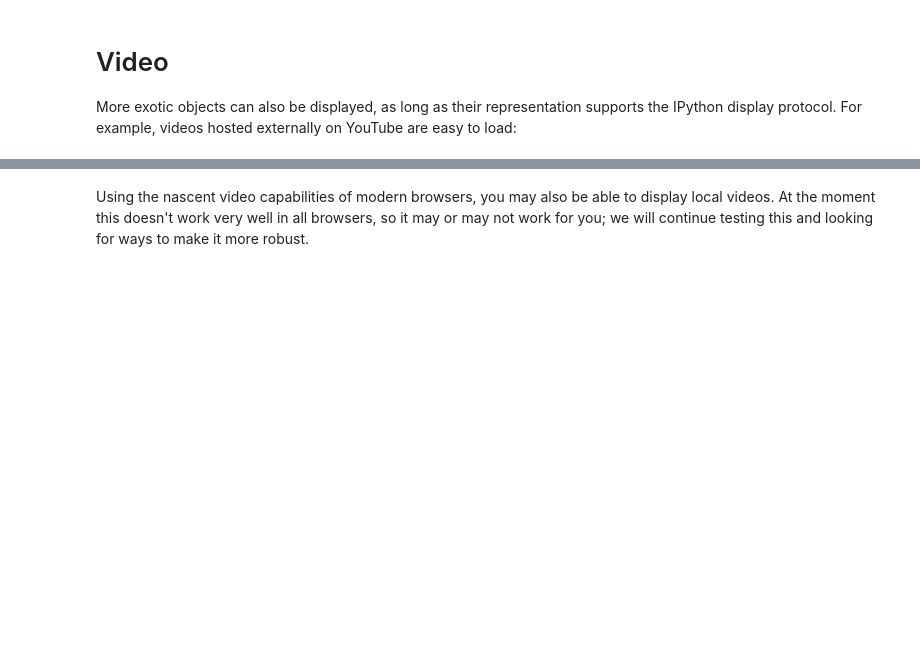
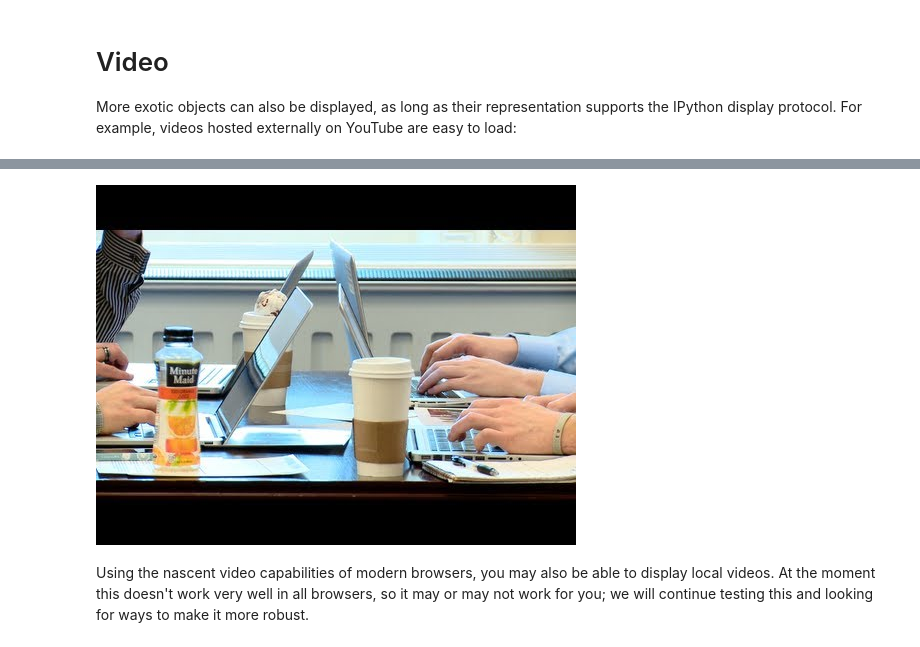
Before and after one commit to chienk21/DataScience, a Jupyter notebook: Recreating Jupyter /Recreate.ipynb, the cells around one changed output, grey strips where cells are left out. Drawn from its saved outputs; the diff is of its cells as text; code cells hidden in the pictures; blank space fills up the shorter version.

```diff
--- a/Recreating Jupyter /Recreate.ipynb
+++ b/Recreating Jupyter /Recreate.ipynb
@@ -298,5 +298,5 @@ TypeError: object of type <class 'float'> cannot be safely interpreted as an int
 More exotic objects can also be displayed, as long as their representation supports the IPython display protocol. For example, videos hosted externally on YouTube are easy to load:
 # %%
 from IPython.display import YouTubeVideo
-YouTubeVideo('https://www.youtube.com/watch?v=sjfsUzECqK0&feature=youtu.be')
+YouTubeVideo('sjfsUzECqK0')
 # %% [output]
@@ -304,3 +303,4 @@ YouTubeVideo('https://www.youtube.com/watch?v=sjfsUzECqK0&feature=youtu.be')
+[figure, added]
 # %% [markdown]
 Using the nascent video capabilities of modern browsers, you may also be able to display local videos. At the moment this doesn't work very well in all browsers, so it may or may not work for you; we will continue testing this and looking for ways to make it more robust.
 # %% [markdown]
```
Also changed, not shown: parts of 6 cells of this notebook, 3 other files.
